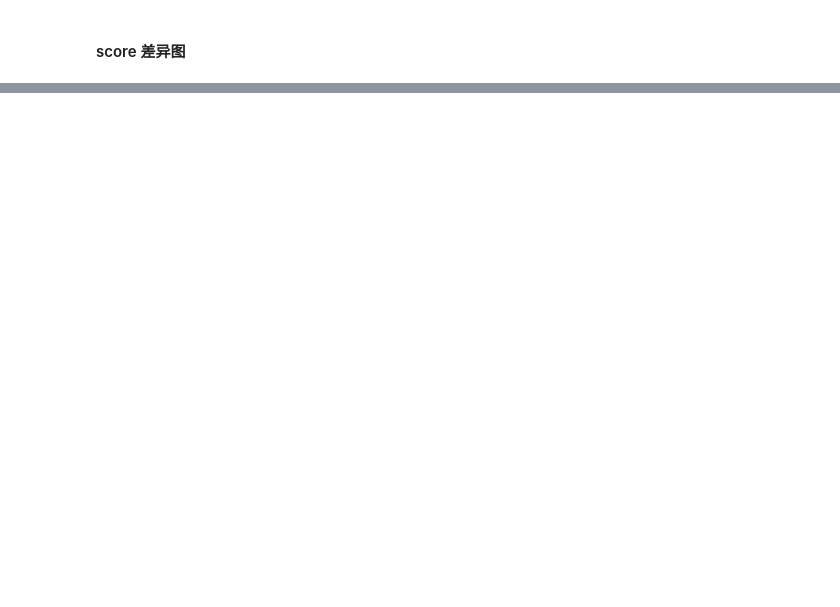
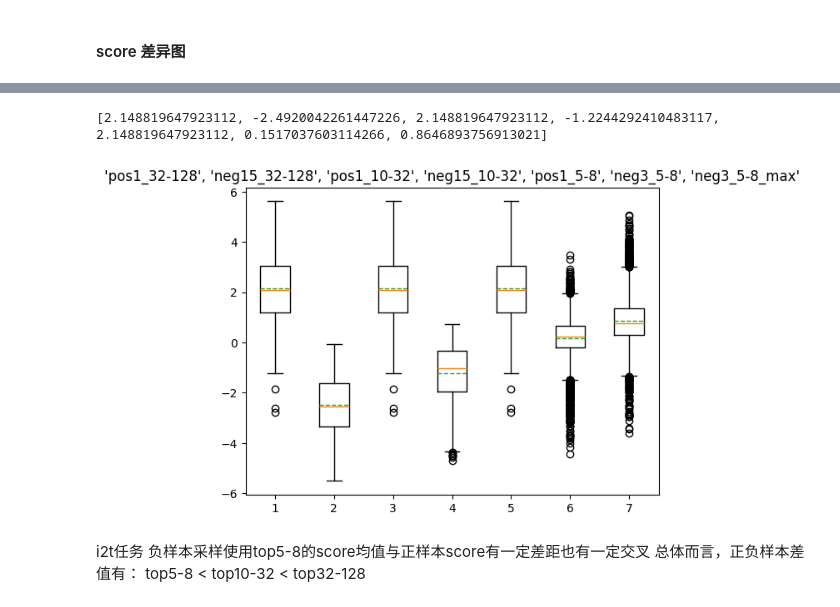
Before and after one commit to nkuzjh/LAVIS, a Jupyter notebook: debug_experiments_statistic_analysis.ipynb, the cells around one changed output, grey strips where cells are left out. Cells and saved outputs as stored; diff of their text form; code cells hidden in the pictures; blank space fills up the shorter version.

```diff
--- a/debug_experiments_statistic_analysis.ipynb
+++ b/debug_experiments_statistic_analysis.ipynb
@@ -1597,0 +1871,35 @@ plt.show()
+# %%
+## 对比top1正样本和3个负样本的score和cos_sim的差异
+pos1_sim_list3 = []
+neg3_sim_list3 = []
+
+pos1_score_list3 = []
+neg3_score_list3 = []
+
+for dict in sampled_score_i2t_5_8:
+    # print(dict["topk_sim"])
+    pos1_sim_list3.append(dict["topk_sim"][0])
+    neg3_sim_list3.append(dict["topk_sim"][1:])
+    # print(pos1_sim_list)
+    # print(neg3_sim_list3)
+    pos1_score_list3.append(dict["score"][0])
+    neg3_score_list3.append(dict["score"][1:])
+
+# 前5个正样本 和 前5个负样本均值 对比
+neg3_mean_sim_list3 = [np.mean(sim_list) for sim_list in neg3_sim_list3]
+print(pos1_sim_list3[:5])
+print(neg3_mean_sim_list3[:5])
+print()
+neg3_mean_score_list3 = [np.mean(score_list) for score_list in neg3_score_list3]
+print(pos1_score_list3[:5])
+print(neg3_mean_score_list3[:5])
+neg3_max_score_list3 = [np.max(score_list) for score_list in neg3_score_list3]
+print(pos1_score_list3[:5])
+print(neg3_max_score_list3[:5])
+
+# 所有正样本均值 和 所有负样本均值的均值 对比
+print(np.mean(pos1_sim_list3), np.mean(neg3_mean_sim_list3))
+print(np.mean(pos1_score_list3), np.mean(neg3_mean_score_list3), np.max(neg3_mean_score_list3), np.min(neg3_mean_score_list3))
+print("正样本score均值 和 负样本score均值的均值 之差：",np.mean(pos1_score_list3) - np.mean(neg3_mean_score_list3))
+print("正样本score 和 负样本score均值 之差 的均值：",np.mean([i-j for i,j in zip(pos1_score_list3, neg3_mean_score_list3) ]))
+print("正样本score 和 负样本scorezu最大值 之差 的均值：",np.mean([i-j for i,j in zip(pos1_score_list3, neg3_max_score_list3) ]))
@@ -1597,0 +1983,13 @@ plt.show()
+# %%
+print([np.mean(i) for i in [pos1_score_list, neg15_mean_score_list, pos1_score_list2, neg15_mean_score_list2, pos1_score_list3, neg3_mean_score_list3, neg3_max_score_list3]])
+plt.figure()
+plt.boxplot([pos1_score_list, neg15_mean_score_list, pos1_score_list2, neg15_mean_score_list2, pos1_score_list3, neg3_mean_score_list3, neg3_max_score_list3], meanline=True, showmeans=True)
+# plt.legend(['pos1_32-128', 'neg15_32-128', 'pos1_10-32', 'neg15_10-32', 'pos1_5-8', 'neg3_5-8'], loc="lower left")
+plt.title("'pos1_32-128', 'neg15_32-128', 'pos1_10-32', 'neg15_10-32', 'pos1_5-8', 'neg3_5-8', 'neg3_5-8_max'")
+plt.show()
+# %% [output]
+[2.148819647923112, -2.4920042261447226, 2.148819647923112, -1.2244292410483117, 2.148819647923112, 0.1517037603114266, 0.8646893756913021]
+[figure, added]
+# %% [markdown]
+i2t任务 负样本采样使用top5-8的score均值与正样本score有一定差距也有一定交叉
+总体而言，正负样本差值有： top5-8 < top10-32 < top32-128
```
Also changed, not shown: parts of 40 cells of this notebook.
